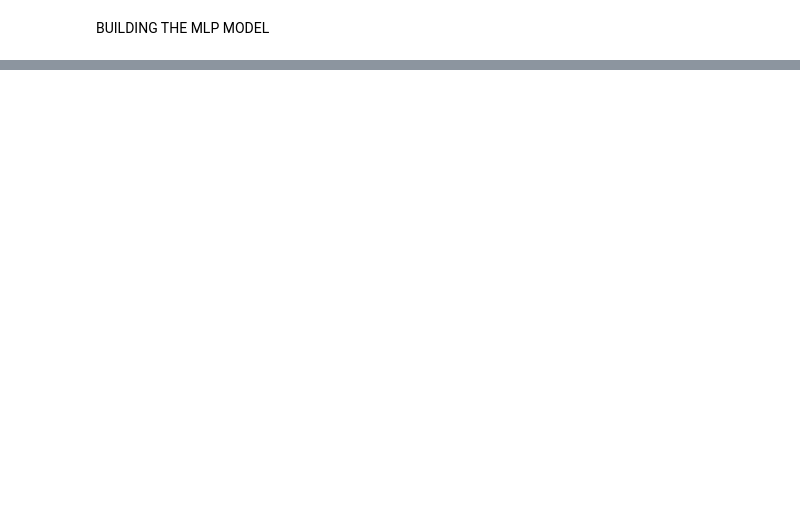
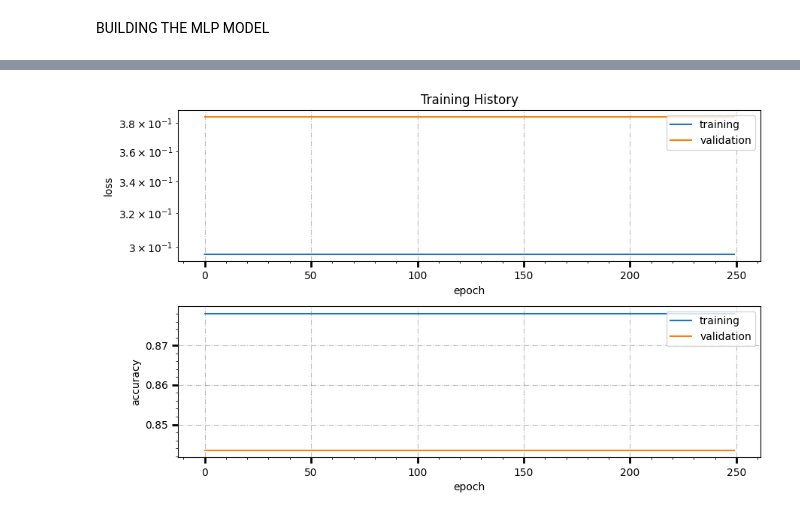
Before and after one commit to NoemiTagliavacche/ML_course_Pavia_23, a Jupyter notebook: Exam/MLP.ipynb, the cells around one changed output, grey strips where cells are left out. Cells and saved outputs as stored; diff of their text form; code cells hidden in the pictures; blank space fills up the shorter version.

Commit message:
MLP implementato, da lavorare sui vari parametri che possono migliorare le performances

```diff
--- a/Exam/MLP.ipynb
+++ b/Exam/MLP.ipynb
@@ -85,0 +82,4 @@ Error:
+# %%
+model.compile(loss='binary_crossentropy', optimizer='adam', metrics=['accuracy'])
+
+model.summary()
@@ -85,0 +102,15 @@ Error:
+# %%
+batch_size = 20
+n_epochs = 250
+
+# train
+history = model.fit(X_train, Y_train, epochs=n_epochs, batch_size=batch_size, verbose = 2,
+                validation_data=(X_val, Y_val),
+                callbacks = [
+                EarlyStopping(monitor='val_loss', patience=20, verbose=1),
+                ReduceLROnPlateau(monitor='val_loss', factor=0.1, patience=2, verbose=1),
+                TerminateOnNaN()])
+
+_, train_acc = model.evaluate(X_train, Y_train, verbose=0)
+_, val_acc = model.evaluate(X_val, Y_val, verbose=0)
+print('Train: %.3f, Test: %.3f' % (train_acc, val_acc))
@@ -85,0 +135,29 @@ Error:
+# %%
+# plot training history
+
+fig, ((ax0,ax1)) = plt.subplots(figsize=(10, 6), ncols=1, nrows=2)
+for ax in fig.get_axes():
+  ax.minorticks_on()
+  ax.tick_params(axis='x', which='both', direction='out')
+  ax.grid(True,which='major', axis='both',linestyle='-.') #see https://matplotlib.org/stable/api/_as_gen/matplotlib.axes.Axes.grid.html#matplotlib.axes.Axes.grid
+  #ax.tick_params(which='major',labelcolor='b', labelsize='small', width=2) #https://matplotlib.org/stable/api/_as_gen/matplotlib.axes.Axes.tick_params.html#matplotlib.axes.Axes.tick_params
+  ax.tick_params(direction='out', length=6, width=2, colors='k',grid_color='gray', grid_alpha=0.5)
+
+plt.subplots_adjust(hspace=0.3, wspace=0.3)
+
+ax0.plot(history.history['loss'])
+ax0.plot(history.history['val_loss'])
+ax0.set_yscale('log')
+ax0.set_title('Training History')
+ax0.set_ylabel('loss')
+ax0.set_xlabel('epoch')
+ax0.legend(['training', 'validation'], loc='upper right')
+
+ax1.plot(history.history['accuracy'])
+ax1.plot(history.history['val_accuracy'])
+ax1.set_ylabel('accuracy')
+ax1.set_xlabel('epoch')
+ax1.legend(['training', 'validation'], loc='upper right')
+plt.show()
+# %% [output]
+[figure, added]
```
Also changed, not shown: parts of 11 cells of this notebook.
